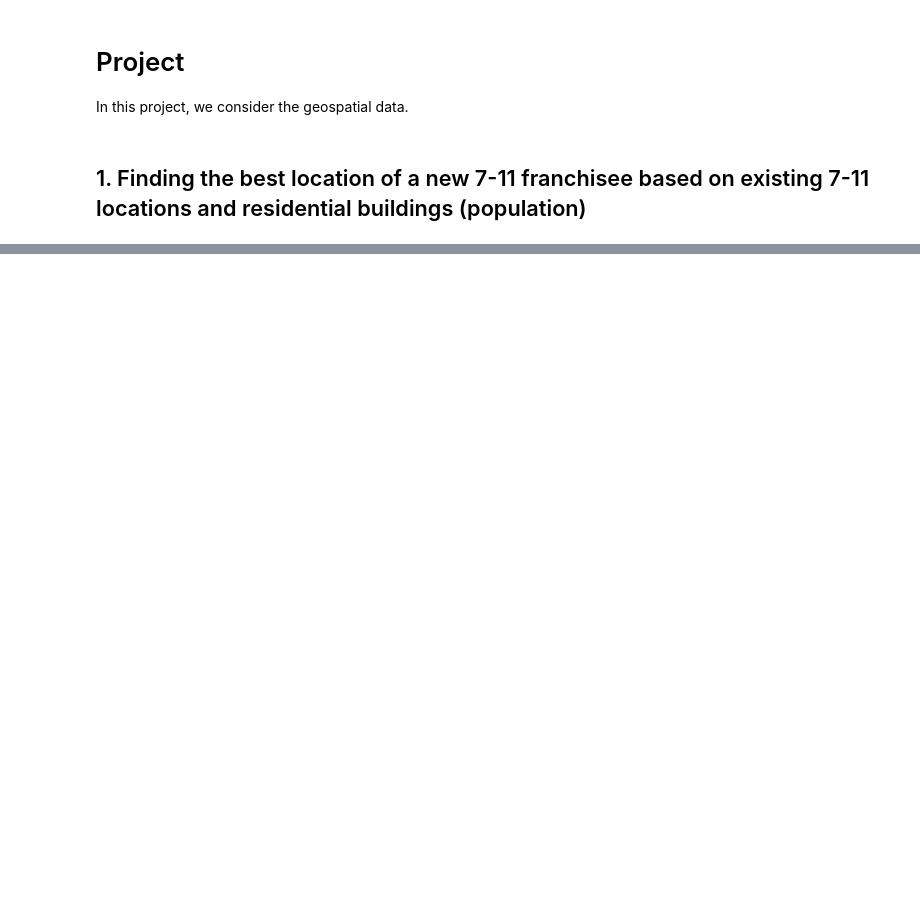
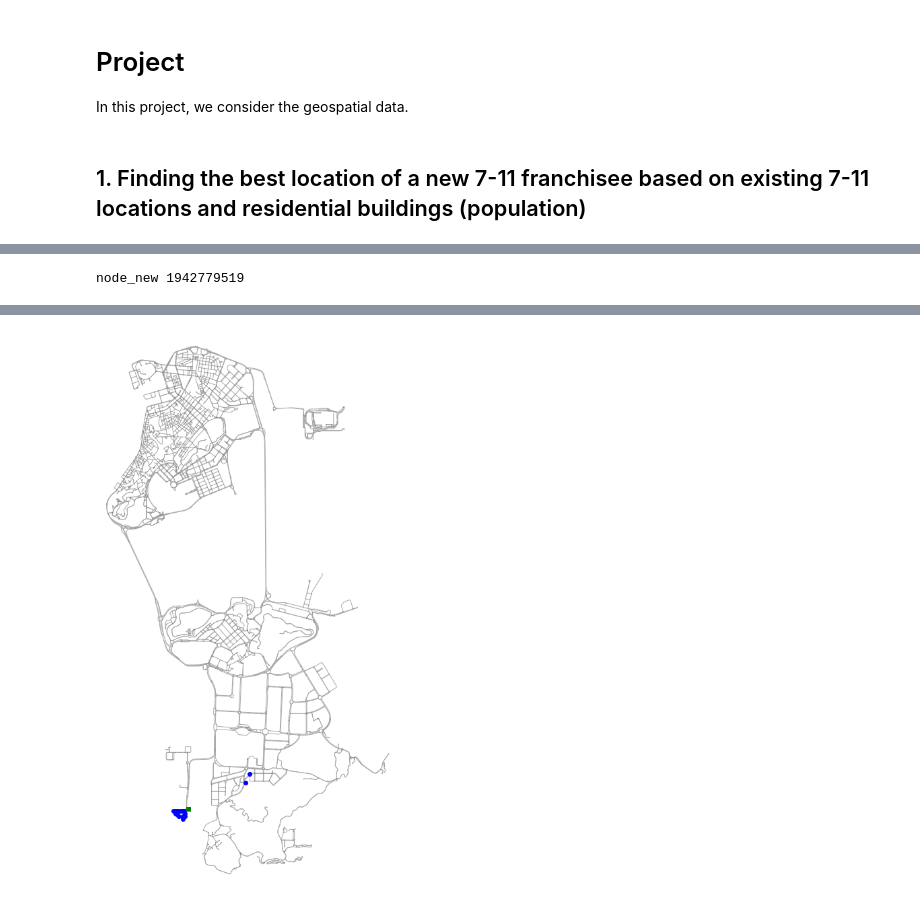
Before and after one commit to yuminhhuang/BigDataProject, a Jupyter notebook: groupV.ipynb, the cells around one changed output, grey strips where cells are left out. Cells and saved outputs as stored; diff of their text form; code cells hidden in the pictures; blank space fills up the shorter version.

```diff
--- a/groupV.ipynb
+++ b/groupV.ipynb
@@ -304,0 +131,7 @@ Name: center, dtype: geometry
+# %%
+num_SE = len(all_seven_elevens)
+num_K = num_SE+1
+num_N = len(all_buildings)
+print("num_SE:", num_SE)
+print("num_K:", num_K)
+print("num_N:", num_N)
@@ -304,0 +142,10 @@ Name: center, dtype: geometry
+# %%
+import random
+# sample_building = all_buildings.sample(1)
+# node_new_x = sample_building['center'].x
+# node_new_y = sample_building['center'].y
+# node_new = ox.distance.nearest_nodes(G,X=new_SE_x,Y=new_SE_y)[0]
+node_new = node_buildings[random.randint(0, len(node_buildings) - 1)]
+print("node_new", node_new)
+# %% [output]
+node_new 1942779519
@@ -304,0 +180,59 @@ Name: center, dtype: geometry
+# %%
+decided = False
+for i in range(10):
+    dist, number, neighbors = one_epoch(node_new)
+    avg_dist = (dist+0) / (number+1)  # include self
+    print("len(dist), dist.mean()", len(dist[number != 0]), dist[number != 0].mean())
+    print("avg_dist max", np.argmax(avg_dist), avg_dist.max())
+
+    # check whether new location is effective
+    neighbors_new = neighbors[-1]
+    dist_new = dist[-1]
+    avg_dist_new = avg_dist[-1]
+    print("dist_new avg_dist_new neighbors_new", dist_new, avg_dist_new, neighbors_new)
+#     if len(neighbors_new) == 0:
+    if not decided:
+        decided = True
+        print("*"*50)
+        # if have not got an effective new location for 711, we locate it near by the most busy 711
+        neighbors_busy = neighbors[np.argmax(avg_dist)]
+        neighbor_new = neighbors_busy[random.randint(0, len(neighbors_busy) - 1)]
+        node_new = node_buildings[neighbor_new]
+    else:
+        print("-"*50)
+        # if have got an effective new location for 711, we refine its location by k means
+        node_new_x = np.mean(all_buildings['center'][neighbors_new].x)
+        node_new_y = np.mean(all_buildings['center'][neighbors_new].y)
+        node_new = ox.distance.nearest_nodes(G,X=node_new_x,Y=node_new_y)
+    print("node_new", node_new)
+
+
+fig,ax=ox.plot_graph(G,        figsize=(15,15), bgcolor="w", node_size=1, node_color="gray", edge_color="#aaa",show=False,close=False)
+for k in range(num_K):
+    if k < num_K -1:
+#         ax.scatter(
+#             all_seven_elevens['center'][k].x,
+#             all_seven_elevens['center'][k].y,
+#             c='g',
+#             marker="s",
+#             alpha=1,
+#             zorder=4
+#         )
+        pass
+    else:
+        ax.scatter(
+            node_new_x,
+            node_new_y,
+            c='g',
+            marker="s",
+            alpha=1,
+            zorder=4
+        )
+        ax.scatter(
+            all_buildings['center'][neighbors[k]].x,
+            all_buildings['center'][neighbors[k]].y,
+            c='blue',
+            alpha=1,
+            zorder=3
+        )
+# %% [output]
@@ -304,0 +258 @@ Name: center, dtype: geometry
+[figure, added]
```
Also changed, not shown: parts of 11 cells of this notebook.
